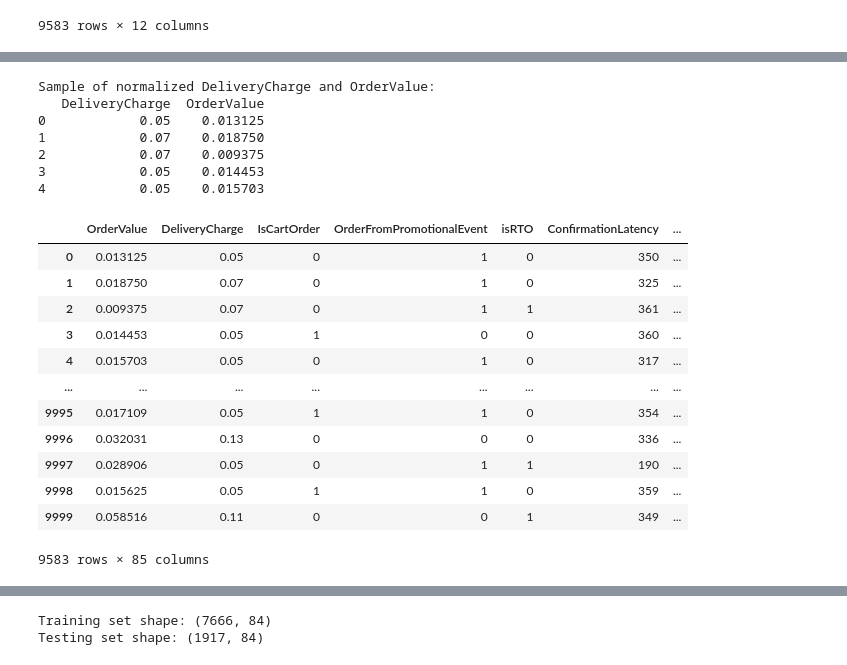
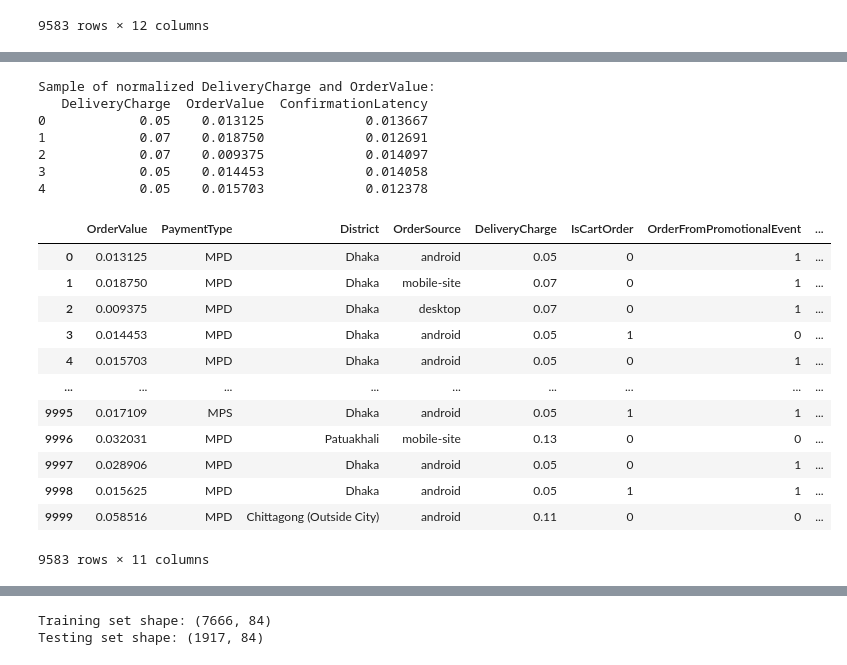
Before and after one commit to AbdullahAlAlif/RTO_Classification_System, a Jupyter notebook: RTO_classification.ipynb, the cells around one changed output, grey strips where cells are left out. Saved outputs shown, nothing was run; the diff lists cells and outputs as text; code cells hidden in the pictures.

```diff
--- a/RTO_classification.ipynb
+++ b/RTO_classification.ipynb
@@ -7,7 +7,7 @@ import matplotlib.pyplot as plt
 import seaborn as sns
 
 
-dt=pd.read_csv("dataset.csv")
-
+dt=pd.read_csv("Dataset/dataset.csv")
+print(dt.columns.tolist())
 dt.head()
 # %% [output]
@@ -231,3 +232,16 @@ print("\nMissing values in OrderType column:", dt['OrderType'].isnull().sum())
 Number of rows after dropping missing OrderType values: 9583
 
 Missing values in OrderType column: 0
+# %%
+# Convert 'OrderPlacedDay' and 'OrderConfirmDayOverPhone' to datetime objects
+dt['OrderPlacedDay'] = pd.to_datetime(dt['OrderPlacedDay'])
+dt['OrderConfirmDayOverPhone'] = pd.to_datetime(dt['OrderConfirmDayOverPhone'])
+
+# Calculate ConfirmationLatency in hours
+dt['ConfirmationLatency'] = (dt['OrderConfirmDayOverPhone'] - dt['OrderPlacedDay']).dt.total_seconds() / 3600
+
+# Print the column names to identify the correct column
+print(dt.columns)
+
+# Print some sample values
+print(dt[['OrderPlacedDay', 'OrderConfirmDayOverPhone', 'ConfirmationLatency']].head())
@@ -233,0 +275,13 @@ Missing values in OrderType column: 0
+# %%
+# Remove OrderPlacedDay and OrderConfirmDayOverPhone columns
+dt = dt.drop(['OrderPlacedDay', 'OrderConfirmDayOverPhone'], axis=1)
+
+# Print the column names to identify the correct column
+print(dt.columns)
+
+# Convert 'ConfirmationLatency' to absolute value
+dt['ConfirmationLatency'] = dt['ConfirmationLatency'].abs()
+
+# Print some sample values after conversion
+print("\nSample of ConfirmationLatency values after conversion:")
+print(dt['ConfirmationLatency'].head())
@@ -349,6 +371,7 @@ Columns after encoding OrderType:
 # %%
 # Replace boolean True/False values with 1/0
-dt = dt.astype(int)
+boolean_cols = ['IsCartOrder', 'OrderFromPromotionalEvent', 'isRTO', 'OrderType_express', 'OrderType_normal']
+dt[boolean_cols] = dt[boolean_cols].replace({True: 1, False: 0, 'Yes': 1, 'No': 0})
 
 # Verify the changes
 print("\nSample of data after converting True/False to 1/0:")
@@ -390,32 +417,32 @@ dt
 # %%
 # Normalize DeliveryCharge and OrderValue using Min-Max scaling
 from sklearn.preprocessing import MinMaxScaler
 
 scaler = MinMaxScaler()
-dt[['DeliveryCharge', 'OrderValue']] = scaler.fit_transform(dt[['DeliveryCharge', 'OrderValue']])
+dt[['DeliveryCharge', 'OrderValue','ConfirmationLatency']] = scaler.fit_transform(dt[['DeliveryCharge', 'OrderValue','ConfirmationLatency']])
 
 # Verify the normalization
 print("\nSample of normalized DeliveryCharge and OrderValue:")
-print(dt[['DeliveryCharge', 'OrderValue']].head())
+print(dt[['DeliveryCharge', 'OrderValue','ConfirmationLatency']].head())
 dt
 # %% [output]
 Sample of normalized DeliveryCharge and OrderValue:
-   DeliveryCharge  OrderValue
-0            0.05    0.013125
-1            0.07    0.018750
-2            0.07    0.009375
-3            0.05    0.014453
-4            0.05    0.015703
+   DeliveryCharge  OrderValue  ConfirmationLatency
+0            0.05    0.013125             0.013667
+1            0.07    0.018750             0.012691
+2            0.07    0.009375             0.014097
+3            0.05    0.014453             0.014058
+4            0.05    0.015703             0.012378
-|  | OrderValue | DeliveryCharge | IsCartOrder | OrderFromPromotionalEvent | isRTO | ConfirmationLatency | ... |
-| 0 | 0.013125 | 0.05 | 0 | 1 | 0 | 350 | ... |
-| 1 | 0.018750 | 0.07 | 0 | 1 | 0 | 325 | ... |
-| 2 | 0.009375 | 0.07 | 0 | 1 | 1 | 361 | ... |
-| 3 | 0.014453 | 0.05 | 1 | 0 | 0 | 360 | ... |
-| 4 | 0.015703 | 0.05 | 0 | 1 | 0 | 317 | ... |
-| ... | ... | ... | ... | ... | ... | ... | ... |
-| 9995 | 0.017109 | 0.05 | 1 | 1 | 0 | 354 | ... |
-| 9996 | 0.032031 | 0.13 | 0 | 0 | 0 | 336 | ... |
-| 9997 | 0.028906 | 0.05 | 0 | 1 | 1 | 190 | ... |
-| 9998 | 0.015625 | 0.05 | 1 | 1 | 0 | 359 | ... |
-| 9999 | 0.058516 | 0.11 | 0 | 0 | 1 | 349 | ... |
+|  | OrderValue | PaymentType | District | OrderSource | DeliveryCharge | IsCartOrder | OrderFromPromotionalEvent | ... |
+| 0 | 0.013125 | MPD | Dhaka | android | 0.05 | 0 | 1 | ... |
+| 1 | 0.018750 | MPD | Dhaka | mobile-site | 0.07 | 0 | 1 | ... |
+| 2 | 0.009375 | MPD | Dhaka | desktop | 0.07 | 0 | 1 | ... |
+| 3 | 0.014453 | MPD | Dhaka | android | 0.05 | 1 | 0 | ... |
+| 4 | 0.015703 | MPD | Dhaka | android | 0.05 | 0 | 1 | ... |
+| ... | ... | ... | ... | ... | ... | ... | ... | ... |
+| 9995 | 0.017109 | MPS | Dhaka | android | 0.05 | 1 | 1 | ... |
+| 9996 | 0.032031 | MPD | Patuakhali | mobile-site | 0.13 | 0 | 0 | ... |
+| 9997 | 0.028906 | MPD | Dhaka | android | 0.05 | 0 | 1 | ... |
+| 9998 | 0.015625 | MPD | Dhaka | android | 0.05 | 1 | 1 | ... |
+| 9999 | 0.058516 | MPD | Chittagong (Outside City) | android | 0.11 | 0 | 0 | ... |
-9583 rows × 85 columns
+9583 rows × 11 columns
```
Also changed, not shown: parts of 28 cells of this notebook, 4 other files.
